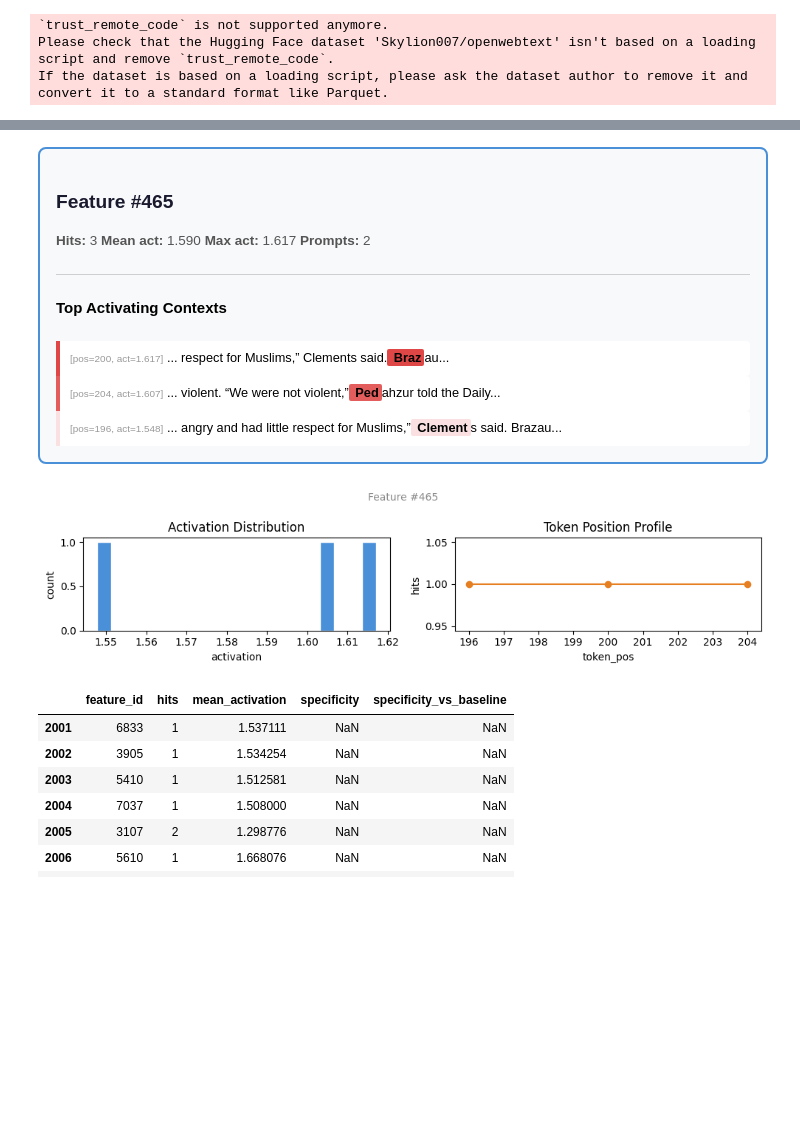
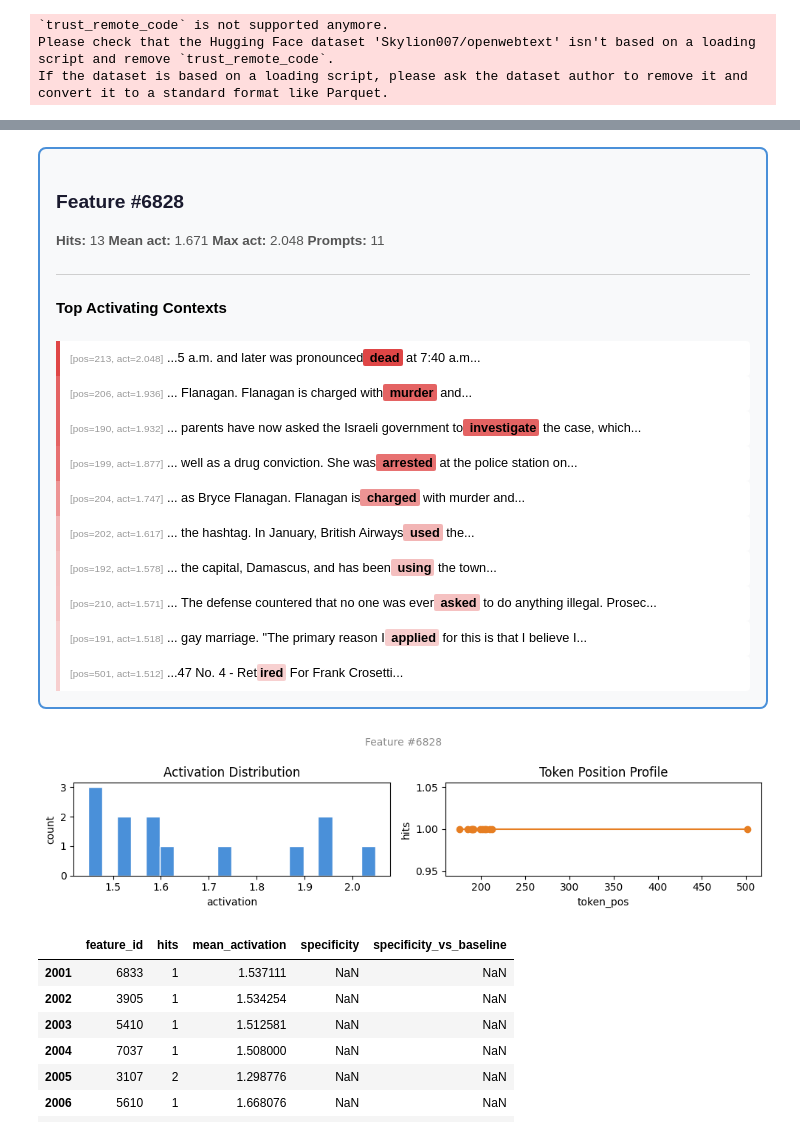
Before and after one commit to miles-markey/sae_trainer, a Jupyter notebook: notebooks/sae_semantic_eval.ipynb, the cells around one changed output, grey strips where cells are left out. Cells and saved outputs as stored; diff of their text form; code cells hidden in the pictures; blank space fills up the shorter version.

```diff
--- a/notebooks/sae_semantic_eval.ipynb
+++ b/notebooks/sae_semantic_eval.ipynb
@@ -99,13 +99,20 @@ display(scores.head(20))
 # %%
-render_feature_card(465, tracer)
+render_feature_card(6828, tracer)
 # %% [output]
-Feature #465
-Hits: 3 Mean act: 1.590 Max act: 1.617 Prompts: 2
+Feature #6828
+Hits: 13 Mean act: 1.671 Max act: 2.048 Prompts: 11
 Top Activating Contexts
-[pos=200, act=1.617] ... respect for Muslims,” Clements said. Brazau...
-[pos=204, act=1.607] ... violent. “We were not violent,” Pedahzur told the Daily...
-[pos=196, act=1.548] ... angry and had little respect for Muslims,” Clements said. Brazau...
+[pos=213, act=2.048] ...5 a.m. and later was pronounced dead at 7:40 a.m...
+[pos=206, act=1.936] ... Flanagan. Flanagan is charged with murder and...
+[pos=190, act=1.932] ... parents have now asked the Israeli government to investigate the case, which...
+[pos=199, act=1.877] ... well as a drug conviction. She was arrested at the police station on...
+[pos=204, act=1.747] ... as Bryce Flanagan. Flanagan is charged with murder and...
+[pos=202, act=1.617] ... the hashtag. In January, British Airways used the...
+[pos=192, act=1.578] ... the capital, Damascus, and has been using the town...
+[pos=210, act=1.571] ... The defense countered that no one was ever asked to do anything illegal. Prosec...
+[pos=191, act=1.518] ... gay marriage. "The primary reason I applied for this is that I believe I...
+[pos=501, act=1.512] ...47 No. 4 - Retired For Frank Crosetti...
-[figure, old version]
+[figure, new version]
 # %%
 display(scores.tail(20))
 # %% [output]
```
Also changed, not shown: parts of 1 cell of this notebook, 1 other file.
